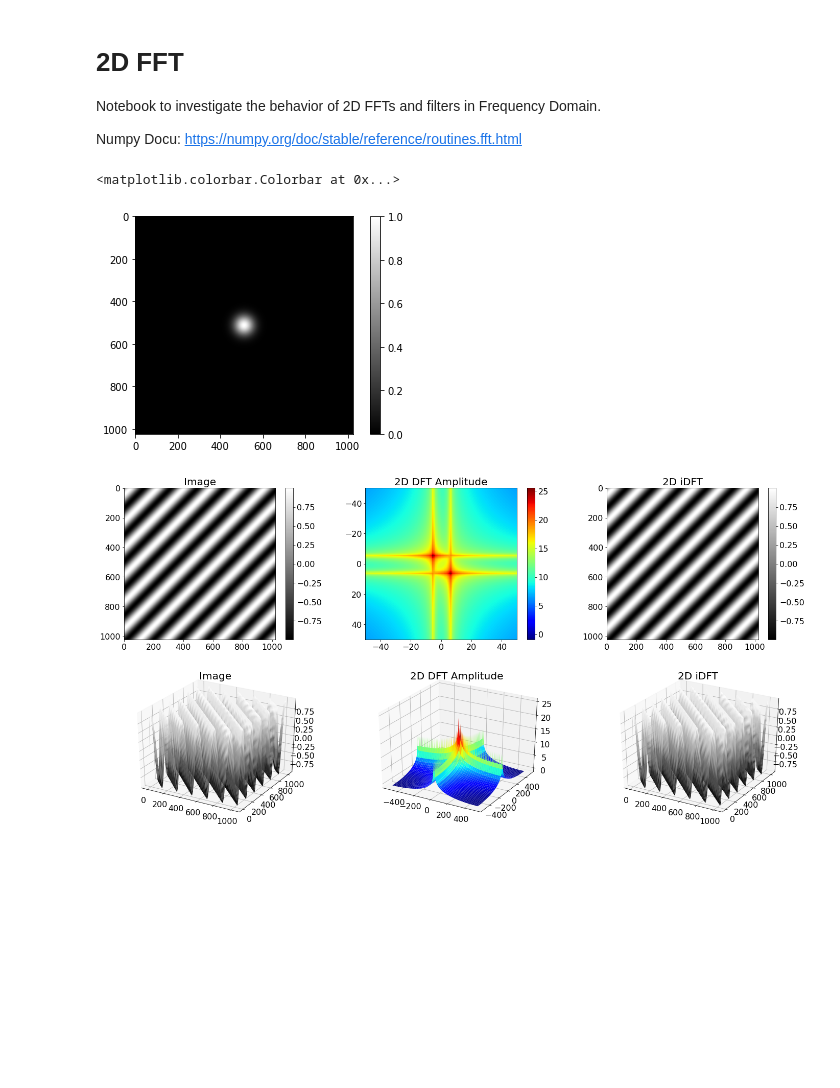
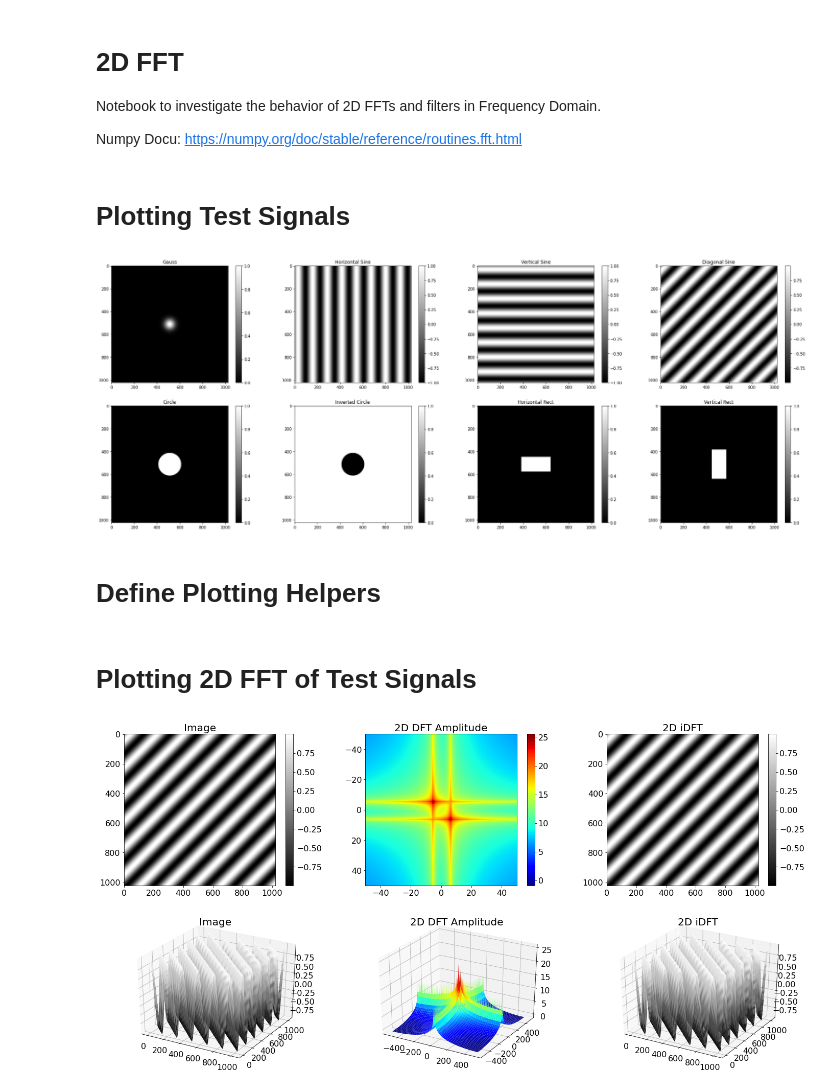
Before and after one commit to sascha-kirch/ML_Notebooks, a Jupyter notebook: 2D_FFTs.ipynb, the cells around one changed output. Drawn from its saved outputs; the diff is of its cells as text; code cells hidden in the pictures; blank space fills up the shorter version.

Commit message:
improved structure, added plotting of all test signals

```diff
--- a/2D_FFTs.ipynb
+++ b/2D_FFTs.ipynb
@@ -60,12 +60,56 @@ def VerticalRect(shape):
 
 def HorizontalRect(shape):
   return Rect(shape, shape[0]/8,shape[1]/4)
-
-plt.imshow(Gauss((1024,1024)), cmap='gray')
-plt.colorbar()
-# %% [output]
-<matplotlib.colorbar.Colorbar at 0x...>
-[figure, removed]
+# %% [markdown]
+# Plotting Test Signals
+# %%
+fig = plt.figure(figsize=[32,12])
+
+ax = fig.add_subplot(2, 4, 1)
+ax.set_title('Gauss')
+plt.imshow(Gauss((1024,1024)), cmap='gray')
+plt.colorbar()
+
+ax = fig.add_subplot(2, 4, 2)
+ax.set_title('Horizontal Sine')
+plt.imshow(HorizontalSine((1024,1024),wavelength=128), cmap='gray')
+plt.colorbar()
+
+ax = fig.add_subplot(2, 4, 3)
+ax.set_title('Vertical Sine')
+plt.imshow(VerticalSine((1024,1024),wavelength=128), cmap='gray')
+plt.colorbar()
+
+ax = fig.add_subplot(2, 4, 4)
+ax.set_title('Diagonal Sine')
+plt.imshow(DiagonalSine((1024,1024),wavelength=128), cmap='gray')
+plt.colorbar()
+
+ax = fig.add_subplot(2, 4, 5)
+ax.set_title('Circle')
+plt.imshow(Circle((1024,1024),r=100), cmap='gray')
+plt.colorbar()
+
+ax = fig.add_subplot(2, 4, 6)
+ax.set_title('Inverted Circle')
+plt.imshow(NegativeCircle((1024,1024),r=100), cmap='gray')
+plt.colorbar()
+
+ax = fig.add_subplot(2, 4, 7)
+ax.set_title('Horizontal Rect')
+plt.imshow(HorizontalRect((1024,1024)), cmap='gray')
+plt.colorbar()
+
+ax = fig.add_subplot(2, 4, 8)
+ax.set_title('Vertical Rect')
+plt.imshow(VerticalRect((1024,1024)), cmap='gray')
+plt.colorbar()
+
+plt.show()
+# %% [output]
+[figure, added]
+# %% [markdown]
+# Define Plotting Helpers
 # %%
 def PlotFFT(image, plot3D = True, realFFT = False, plotPhase = True, scaleAmplitude = True, xlim = None, ylim=None):
 
@@ -190,3 +365,5 @@ def PlotFFT(image, plot3D = True, realFFT = False, plotPhase = True, scaleAmplit
+# %% [markdown]
+# Plotting 2D FFT of Test Signals
 # %%
 PlotFFT(DiagonalSine(shape=(1024,1024), wavelength=128, angle = np.pi/4),plot3D = True,realFFT = False, plotPhase = False, scaleAmplitude = True, xlim=[-50,50], ylim=[50,-50])
 # %% [output]
```
Also changed, not shown: parts of 8 cells of this notebook.
